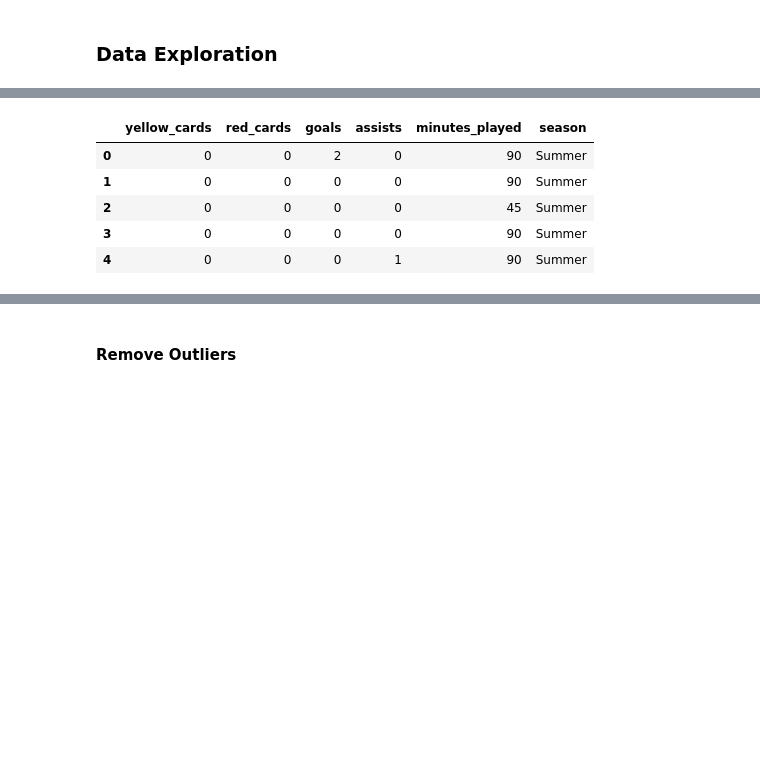
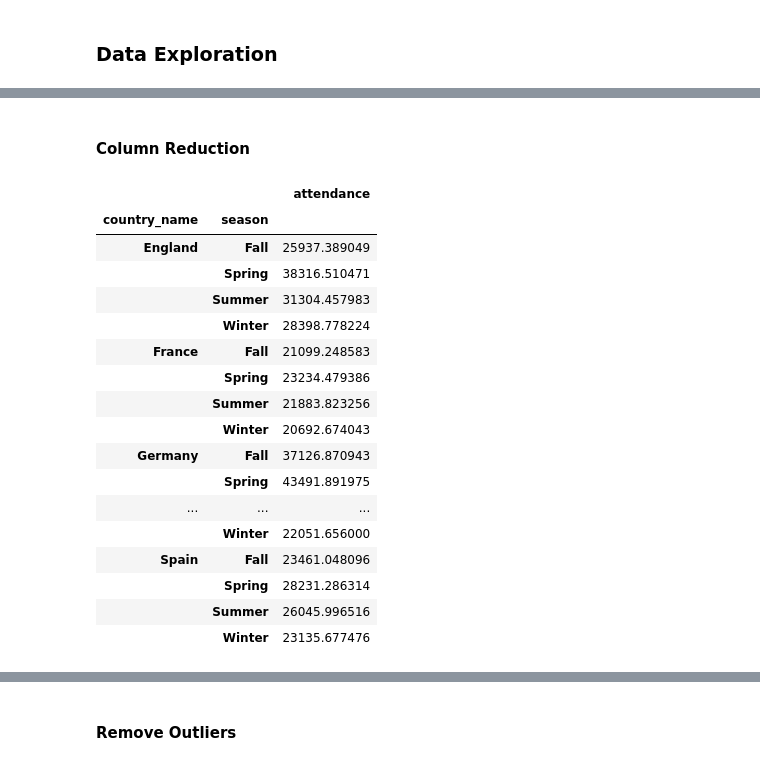
Before and after one commit to yahiaehab10/DataEng_TranserferMarketFootball, a Jupyter notebook: TranseferMarket_DataEng.ipynb, the cells around one changed output, grey strips where cells are left out. Saved outputs shown, nothing was run; the diff lists cells and outputs as text; code cells hidden in the pictures; blank space fills up the shorter version.

```diff
--- a/TranseferMarket_DataEng.ipynb
+++ b/TranseferMarket_DataEng.ipynb
@@ -54,0 +74,8 @@ memory usage: 150.1+ MB
+# %%
+#merge clubs and club_games
+df_clubs_games = pd.merge(df_clubs, df_club_games, on='club_id')
+
+#merge games and competitions
+df_games_competitions = pd.merge(df_games, df_competitions, on='competition_id')
+
+df_games_competitions.head(1)
@@ -82,0 +108,6 @@ print(df.head())
+# %%
+# List of columns to use
+used_cols = ["date", "attendance", "country_name"]
+
+df_games_competitions = df_games_competitions[used_cols]
+df_games_competitions.head(1)
@@ -83,12 +128,50 @@ print(df.head())
+# %% [markdown]
+#### Column Reduction
 # %%
-df['date'] = pd.to_datetime(df['date'])
-df['season'] = df['date'].dt.month.apply(lambda x: 'Winter' if x in [12, 1, 2] else 'Spring' if x in [3, 4, 5] else 'Summer' if x in [6, 7, 8] else 'Fall')
-df = df.drop(columns=['date'])
-df.head()
+df_games_competitions["date"] = pd.to_datetime(df_games_competitions["date"])
+df_games_competitions["season"] = df_games_competitions["date"].dt.month.apply(
+    lambda x: "Winter"
+    if x in [12, 1, 2]
+    else "Spring"
+    if x in [3, 4, 5]
+    else "Summer"
+    if x in [6, 7, 8]
+    else "Fall"
+)
+df_games_competitions = df_games_competitions.drop(columns=["date"])
+
+# only include 5 countries with the highest attendance not related to mean
+countries = (
+    df_games_competitions.groupby("country_name")
+    .sum()
+    .sort_values(by="attendance", ascending=False)
+    .head(5)
+)
+countries = countries.index.tolist()
+df_games_competitions = df_games_competitions[
+    df_games_competitions["country_name"].isin(countries)
+]
+
+# group by country and season
+df_games_competitions = df_games_competitions.groupby(["country_name", "season"]).mean()
+
+df_games_competitions
 # %% [output]
-|  | yellow_cards | red_cards | goals | assists | minutes_played | season |
-| 0 | 0 | 0 | 2 | 0 | 90 | Summer |
-| 1 | 0 | 0 | 0 | 0 | 90 | Summer |
-| 2 | 0 | 0 | 0 | 0 | 45 | Summer |
-| 3 | 0 | 0 | 0 | 0 | 90 | Summer |
-| 4 | 0 | 0 | 0 | 1 | 90 | Summer |
+|  |  | attendance |
+| country_name | season |  |
+| England | Fall | 25937.389049 |
+|  | Spring | 38316.510471 |
+|  | Summer | 31304.457983 |
+|  | Winter | 28398.778224 |
+| France | Fall | 21099.248583 |
+|  | Spring | 23234.479386 |
+|  | Summer | 21883.823256 |
+|  | Winter | 20692.674043 |
+| Germany | Fall | 37126.870943 |
+|  | Spring | 43491.891975 |
+| ... | ... | ... |
+|  | Winter | 22051.656000 |
+| Spain | Fall | 23461.048096 |
+|  | Spring | 28231.286314 |
+|  | Summer | 26045.996516 |
+|  | Winter | 23135.677476 |
```
Also changed, not shown: parts of 53 cells of this notebook, 2 other files.
